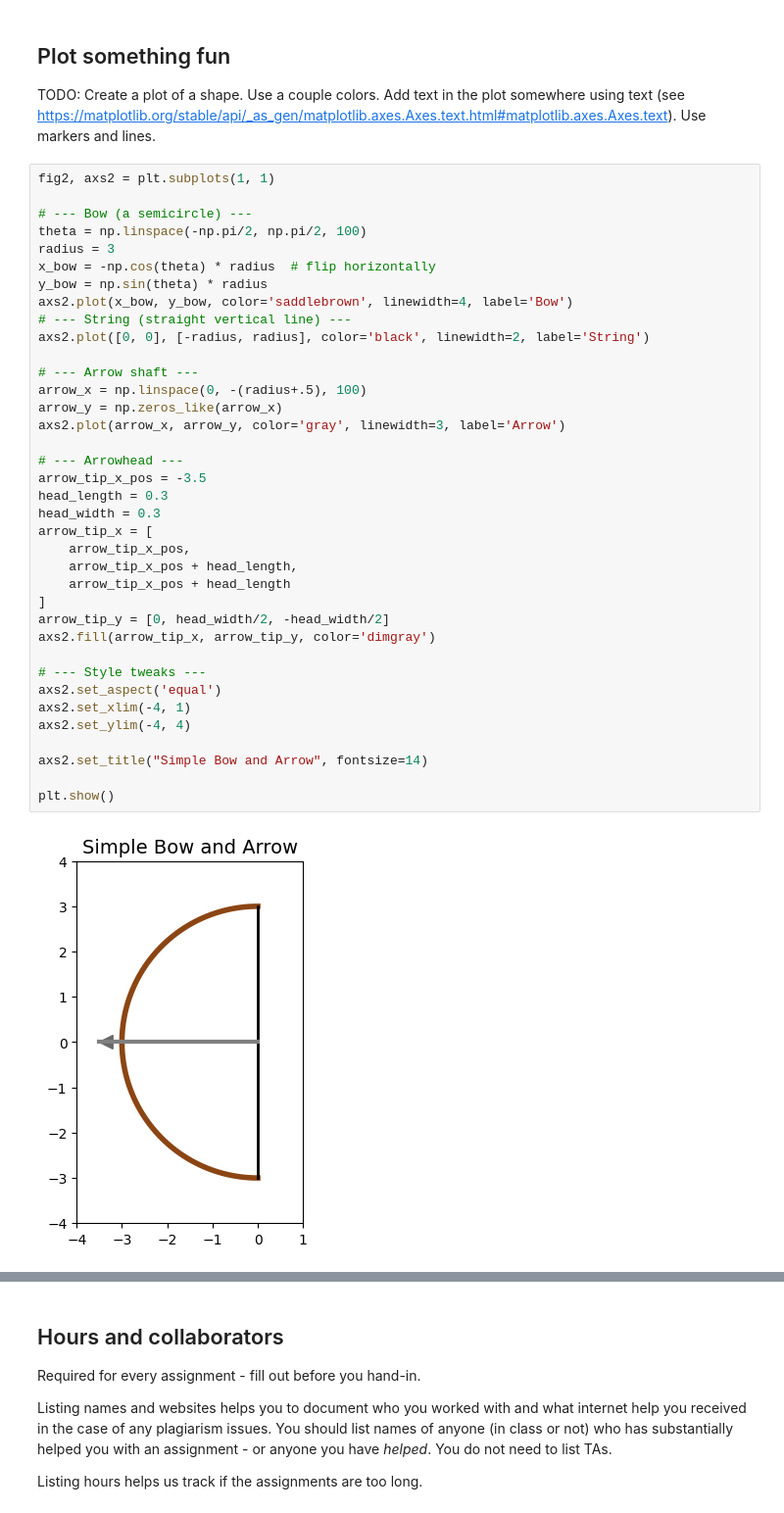
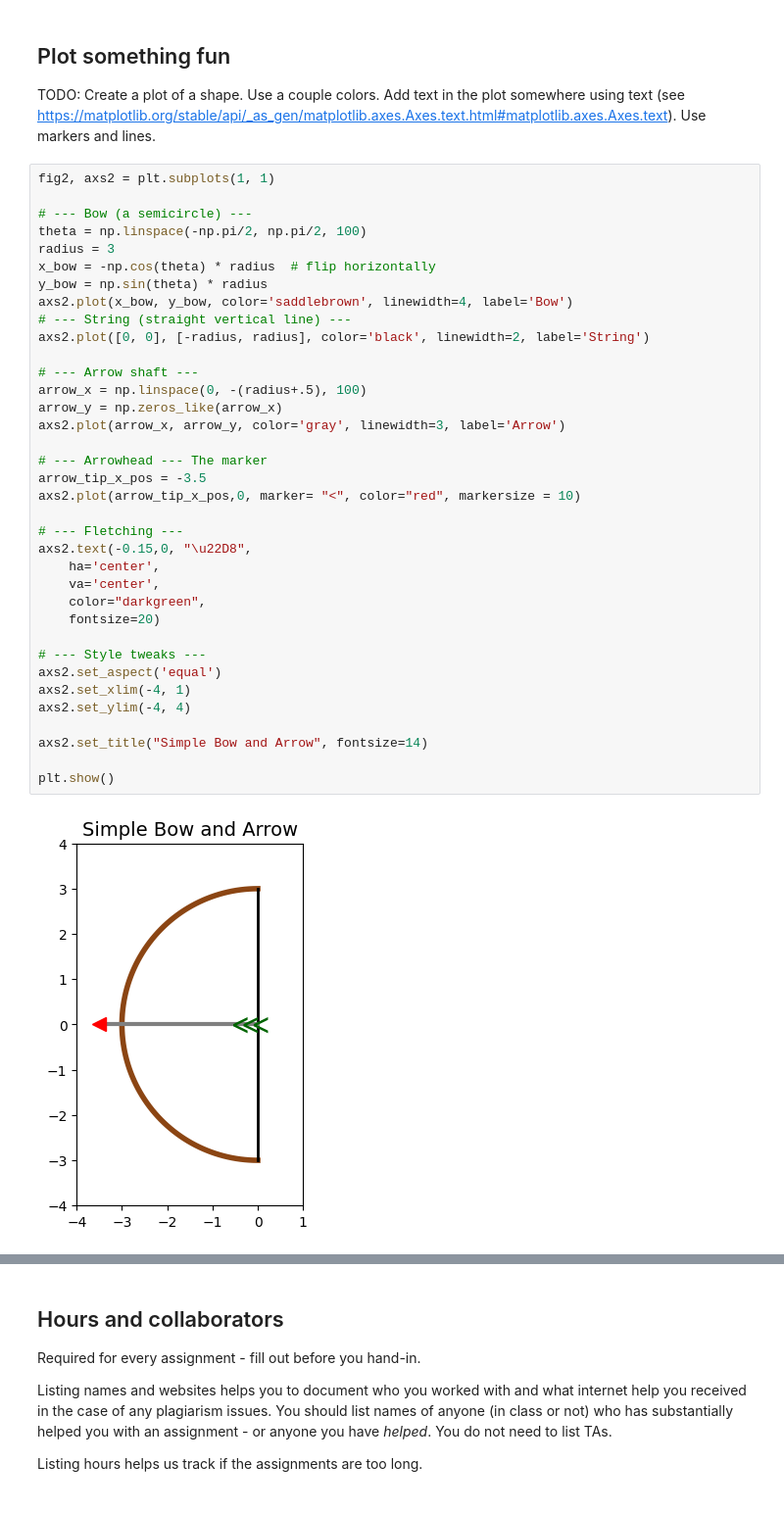
Before and after one commit to Ahmedmoui/IntroPythonProgramming, a Jupyter notebook: Week_3_plotting/lec_act_3_plotting.ipynb, the cells around one changed output, grey strips where cells are left out. Shown at 98% size. Cells and saved outputs as stored; diff of their text form.

```diff
--- a/Week_3_plotting/lec_act_3_plotting.ipynb
+++ b/Week_3_plotting/lec_act_3_plotting.ipynb
@@ -133,41 +137,40 @@ TODO: Create a plot of a shape. Use a couple colors. Add text in the plot somewh
 # %%
 fig2, axs2 = plt.subplots(1, 1)
 
 # --- Bow (a semicircle) ---
 theta = np.linspace(-np.pi/2, np.pi/2, 100)
 radius = 3
 x_bow = -np.cos(theta) * radius  # flip horizontally
 y_bow = np.sin(theta) * radius
 axs2.plot(x_bow, y_bow, color='saddlebrown', linewidth=4, label='Bow')
 # --- String (straight vertical line) ---
 axs2.plot([0, 0], [-radius, radius], color='black', linewidth=2, label='String')
 
 # --- Arrow shaft ---
 arrow_x = np.linspace(0, -(radius+.5), 100)
 arrow_y = np.zeros_like(arrow_x)
 axs2.plot(arrow_x, arrow_y, color='gray', linewidth=3, label='Arrow')
 
-# --- Arrowhead ---
+# --- Arrowhead --- The marker
 arrow_tip_x_pos = -3.5
-head_length = 0.3
-head_width = 0.3
-arrow_tip_x = [
-    arrow_tip_x_pos,
-    arrow_tip_x_pos + head_length,
-    arrow_tip_x_pos + head_length
-]
-arrow_tip_y = [0, head_width/2, -head_width/2]
-axs2.fill(arrow_tip_x, arrow_tip_y, color='dimgray')
+axs2.plot(arrow_tip_x_pos,0, marker= "<", color="red", markersize = 10)
+
+# --- Fletching ---
+axs2.text(-0.15,0, "\u22D8",
+    ha='center',
+    va='center',
+    color="darkgreen",
+    fontsize=20)
 
 # --- Style tweaks ---
 axs2.set_aspect('equal')
 axs2.set_xlim(-4, 1)
 axs2.set_ylim(-4, 4)
 
 axs2.set_title("Simple Bow and Arrow", fontsize=14)
 
 plt.show()
 # %% [output]
-[figure, old version]
+[figure, new version]
 # %%
 grader.check("fun_shape")
```
Also changed, not shown: parts of 5 cells of this notebook, 5 other files.
